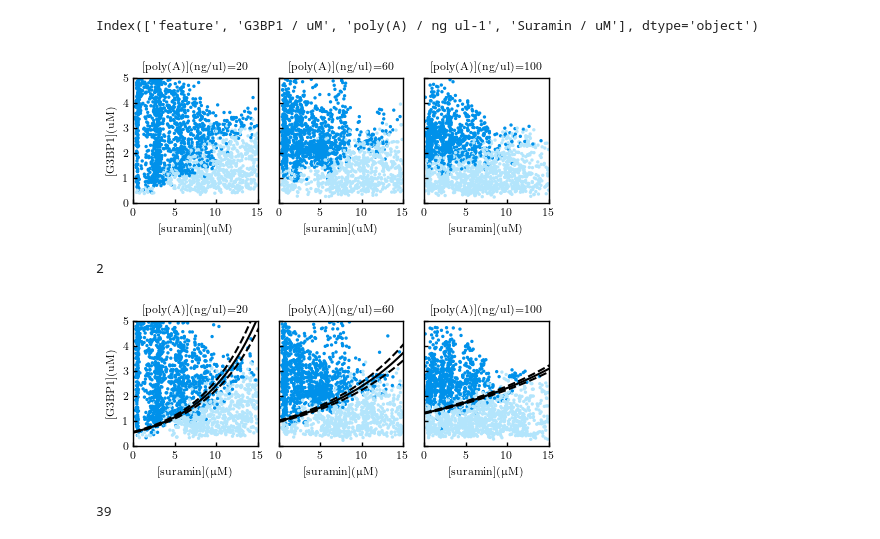
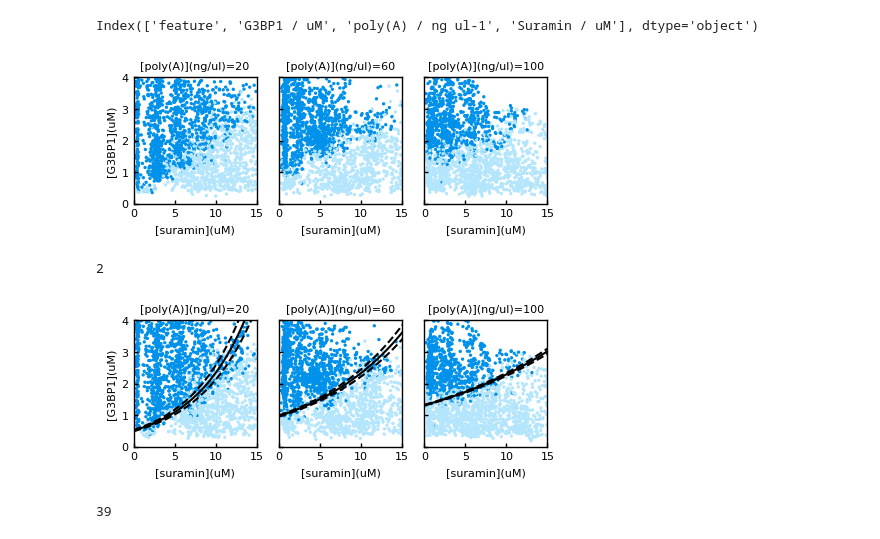
Before and after one commit to dq219/phase-boundary-scaling, a Jupyter notebook: code/G3BP1.ipynb, the cells around one changed output. Drawn from its saved outputs; the diff is of its cells as text; code cells hidden in the pictures.

```diff
--- a/code/G3BP1.ipynb
+++ b/code/G3BP1.ipynb
@@ -76,7 +76,7 @@ RNA_slices = [20, 60, 100]
 RNA_ANAL = np.linspace(20, 180, 40)
 
 XLIM = [0, 15]
-YLIM = [0, 5]
+YLIM = [0, 4]
 # %%
 # 2D slices at constant RNA concentrations
 
@@ -101,7 +101,24 @@ axes[0].set_ylim(*YLIM)
 
 plt.tight_layout()
 # %% [output]
-[figure, old version]
+[figure, new version]
+# %%
+# save scatter PhaseScan data as pngs, otherwise the .pdfs blow up in size :O
+for i in range(3):
+    plt.figure(figsize=(5.6,6))
+    section = take_section(df, [[RNA, RNA_slices[i], RNA_slices[i] + dRNA],
+                                [suramin, *XLIM], [G3BP1, *YLIM]])
+    section = section.sample(min(2000, len(section)))
+    plt.scatter(section[suramin],
+                    section[G3BP1],
+                    color = [colors[0][j] for j in section['feature'].values.astype(int)],
+                    s = 40)
+
+    plt.xlim(*XLIM)
+    plt.ylim(*YLIM)
+    plt.axis('off')
+    plt.savefig(f'plots/G3BP1_PhaseScan_{i}.png', bbox_inches='tight', pad_inches=0, dpi = 300)
+    plt.close()
 # %%
 res = []
 for i in range(3):
@@ -126,35 +143,35 @@ for i in range(3):
 
     section = section.sample(min(2000, len(section)))
     axes[i].scatter(section[suramin],
                     section[G3BP1],
                     color = [colors[0][j] for j in section['feature'].values.astype(int)],
                     s = 2)
     [A_avg, A_std, B_avg, B_std] = res[i]
 
     y_fit_avg = np.exp(A_avg + B_avg * s_grid)
     y_fit_iter = []
     for _1 in [-1, +1]:
         for _2 in [-1, +1]:
             y_fit_iter.append(np.exp(A_avg + _1 * A_std + s_grid * (B_avg + _2 * B_std)))
     y_fit_max = np.max(y_fit_iter, axis = 0)
     y_fit_min = np.min(y_fit_iter, axis = 0)
 
     axes[i].plot(s_grid, np.exp(A_avg + B_avg * s_grid), color = 'black')
     axes[i].plot(s_grid, y_fit_max, color = 'black', linestyle = 'dashed')
     axes[i].plot(s_grid, y_fit_min, color = 'black', linestyle = 'dashed')
 
     axes[i].set_title(r'[{0}](ng/ul)={1:.0f}'.format('poly(A)', RNA_slices[i]), fontsize = 8)
-    axes[i].set_xlabel(r'[suramin]($\upmu$M)')
+    axes[i].set_xlabel(r'[suramin](uM)')
 
 axes[0].set_ylabel(r'[G3BP1](uM)')
 axes[0].set_xlim(*XLIM)
 axes[0].set_ylim(*YLIM)
 
 plt.tight_layout()
 
 plt.savefig('plots/G3BP1_fitting.pdf')
 # %% [output]
-[figure, old version]
+[figure, new version]
 # %%
 RES_FINE = []
 
```
Also changed, not shown: parts of 1 cell of this notebook, 3 other files.
